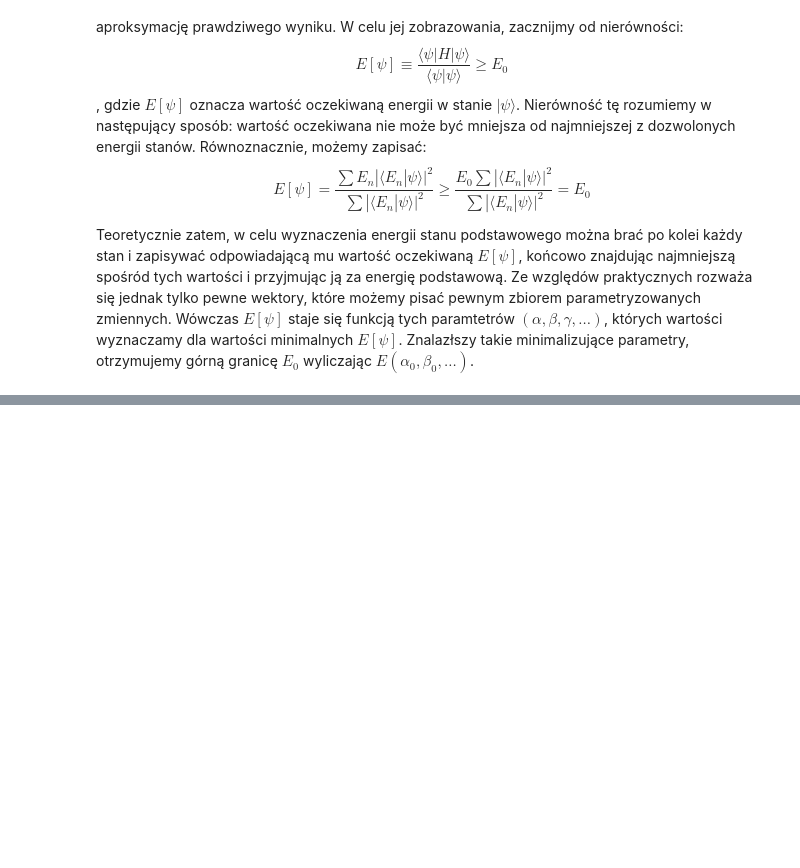
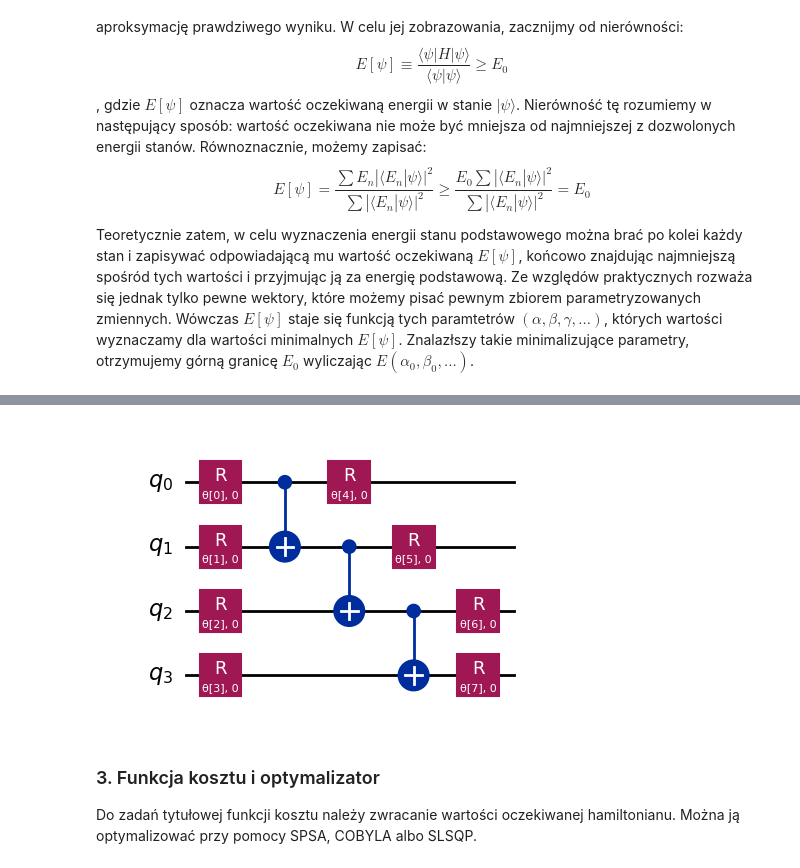
Before and after one commit to tyduszkaszok/VQE-notebook, a Jupyter notebook: VQE_project.ipynb, the cells around one changed output, grey strips where cells are left out. Cells and saved outputs as stored; diff of their text form; code cells hidden in the pictures; blank space fills up the shorter version.

```diff
--- a/VQE_project.ipynb
+++ b/VQE_project.ipynb
@@ -68,0 +89,25 @@ Niestety nie wiemy, jak bardzo bliskie są $E_0$ i $E(\alpha_{0})$. Jakość nas
+# %%
+import numpy as np
+from pyscf import ao2mo, gto, mcscf, scf
+
+distances = [0.5, 1.0, 1.5, 2.0, 2.5, 3.0] # odległości pomiędzy atomami wodoru w każdej z par
+mids = [d / 2 for d in distances] # wyśrodkowywanie każdej cząstki w układzie współrzędnych
+
+molecules = []
+
+for mid in mids:
+    mol = gto.Mole() # tworzymy obiekt molekuły wodoru; wybieramy orbitalne funkcje bazowe Gaussa
+    mol.build(
+    verbose=0,
+    atom=[
+        ["H", (0, 0, -mid)], # definiujemy dwa atomy wodoru ("H") oraz ich pozycje w przestrzeni 3D
+        ["H", (0, 0, mid)],
+    ],
+    basis="sto-6g", # baza funkcji dla konstrukcji orbitali
+    spin=0, # całkowity spiny pary
+    charge=0, # ładunek molekuły
+    symmetry="Dooh", # symetria punktowa cząsteczki; tutaj symetria D∞h
+    )
+    molecules.append(mol)
+
+print(molecules)
@@ -68,0 +123,13 @@ Niestety nie wiemy, jak bardzo bliskie są $E_0$ i $E(\alpha_{0})$. Jakość nas
+# %%
+mfs = [scf.RHF(mol) for mol in molecules] # tworzymy listę solverów Restricted Hartree Fock dla każdej z molekuł
+E1 = [mf.kernel() for mf in mfs] # zbieramy wartości energii policzone dla wszystkich molekuł
+mxs = [mcscf.CASCI(mf, ncas=2, nelecas=(1, 1)) for mf in mfs] # tworzymy listę solverów FCI
+active_space = range(mol.nelectron // 2 - 1, mol.nelectron // 2 + 1) # wybór aktywnych orbitali; oba orbitale w H_2
+mos =  [mx.sort_mo(active_space, base=0) for mx in mxs]  # wybór orbitali do obliczeń - wybieramy wszystkie orbitale, zatem CASCI=FCI
+E2 = [mx.kernel(mo)[0] for mx, mo in zip(mxs, mos)]# zbieramy wartości energii, tym razem dla FCI
+
+h1es_ecores = [mx.get_h1eff() for mx in mxs]
+h1es = [h1 for h1, _ in h1es_ecores] #  jednociałowy człon hamiltonianu
+ecores= [ec for _, ec in h1es_ecores]
+
+h2es = [ao2mo.restore(1, mx.get_h2eff(), mx.ncas) for mx in mxs] # dwuciałowy człon hamiltonianu
@@ -68,0 +231,10 @@ Niestety nie wiemy, jak bardzo bliskie są $E_0$ i $E(\alpha_{0})$. Jakość nas
+# %%
+from qiskit.circuit.library import efficient_su2
+ansatz = efficient_su2(Hs[0].num_qubits, su2_gates=["rx"], entanglement="linear", reps=1) # tworzymy ansatz składający się z 3 bramek Rx na wejściu i wyjściu oraz ustalamy sposób tworzenia splątań jako "linear" - kolejne linie łączą się ze sobą kaskadowo
+x0s = [2 * np.pi * np.random.random(ansatz.num_parameters) for _ in range(len(distances))] # losowe stany początkowe dla naszego ansatzu; kąty do bramek
+ansatz.decompose().draw("mpl")
+# %% [output]
+[figure, added]
+# %% [markdown]
+### 3. Funkcja kosztu i optymalizator ###
+Do zadań tytułowej funkcji kosztu należy zwracanie wartości oczekiwanej hamiltonianu. Można ją optymalizować przy pomocy SPSA, COBYLA albo SLSQP.
```
Also changed, not shown: parts of 27 cells of this notebook.
